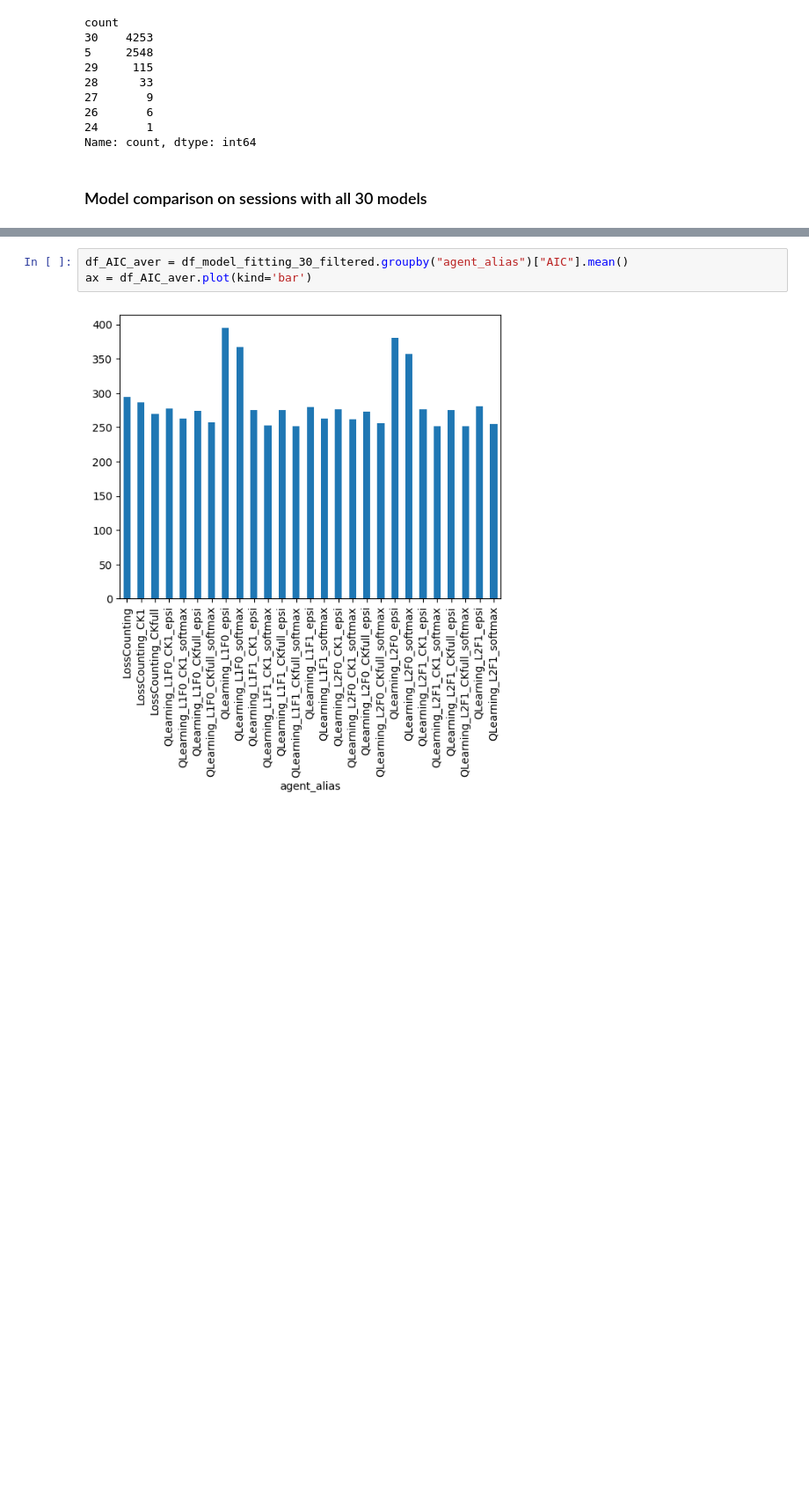
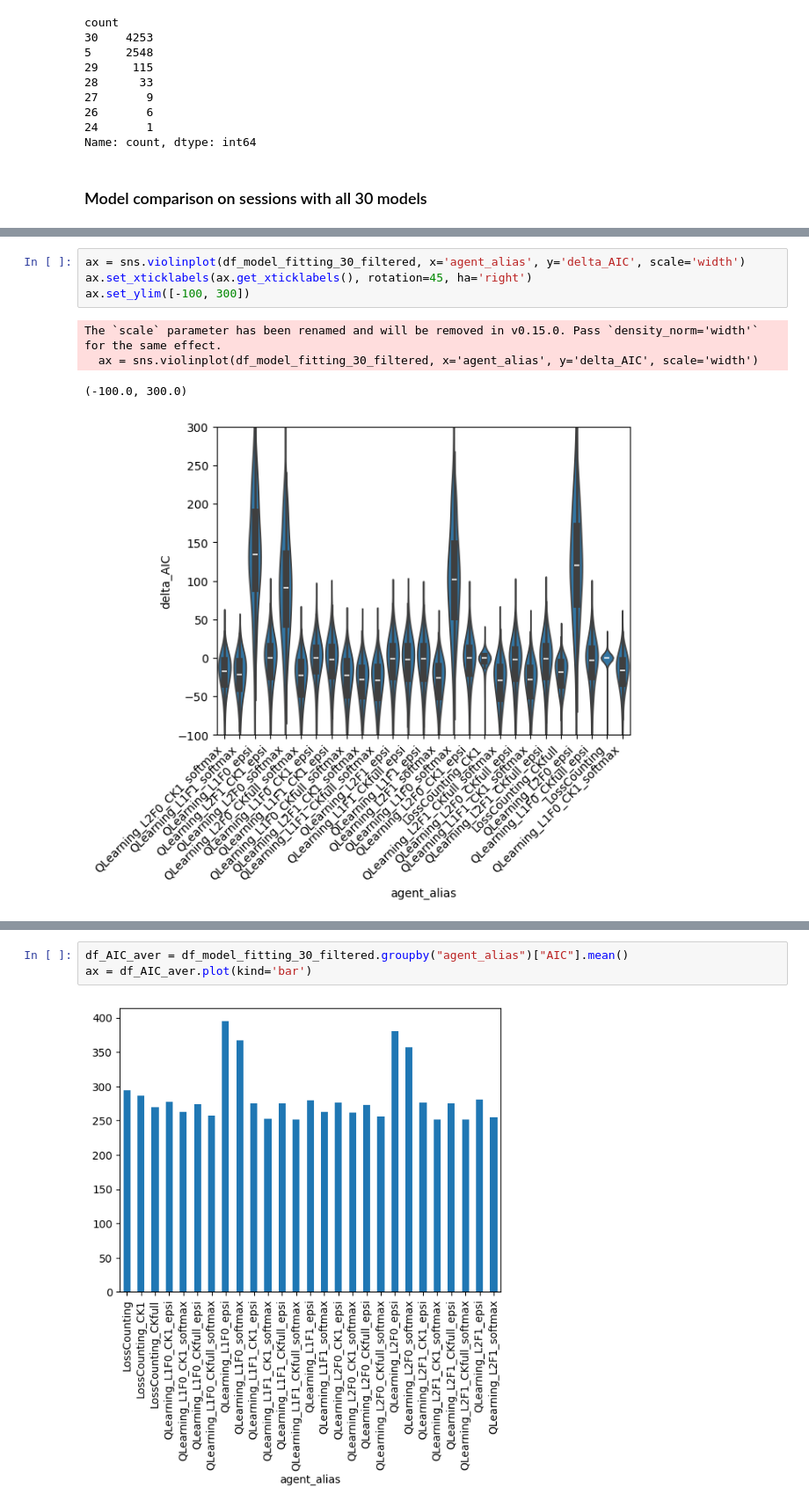
Before and after one commit to AllenNeuralDynamics/aind-dynamic-foraging-population-analysis, a Jupyter notebook: notebooks/demo_RL_models.ipynb, the cells around one changed output, grey strips where cells are left out. Shown at 88% size. Saved outputs shown, nothing was run; the diff lists cells and outputs as text; blank space fills up the shorter version.

```diff
--- a/notebooks/demo_RL_models.ipynb
+++ b/notebooks/demo_RL_models.ipynb
@@ -101,0 +202,9 @@ len(df_model_fitting_30_filtered)
+# %%
+ax = sns.violinplot(df_model_fitting_30_filtered, x='agent_alias', y='delta_AIC', scale='width')
+ax.set_xticklabels(ax.get_xticklabels(), rotation=45, ha='right')
+ax.set_ylim([-100, 300])
+# %% [output]
+The `scale` parameter has been renamed and will be removed in v0.15.0. Pass `density_norm='width'` for the same effect.
+  ax = sns.violinplot(df_model_fitting_30_filtered, x='agent_alias', y='delta_AIC', scale='width')
+(-100.0, 300.0)
+[figure, added]
```
Also changed, not shown: parts of 18 cells of this notebook.
